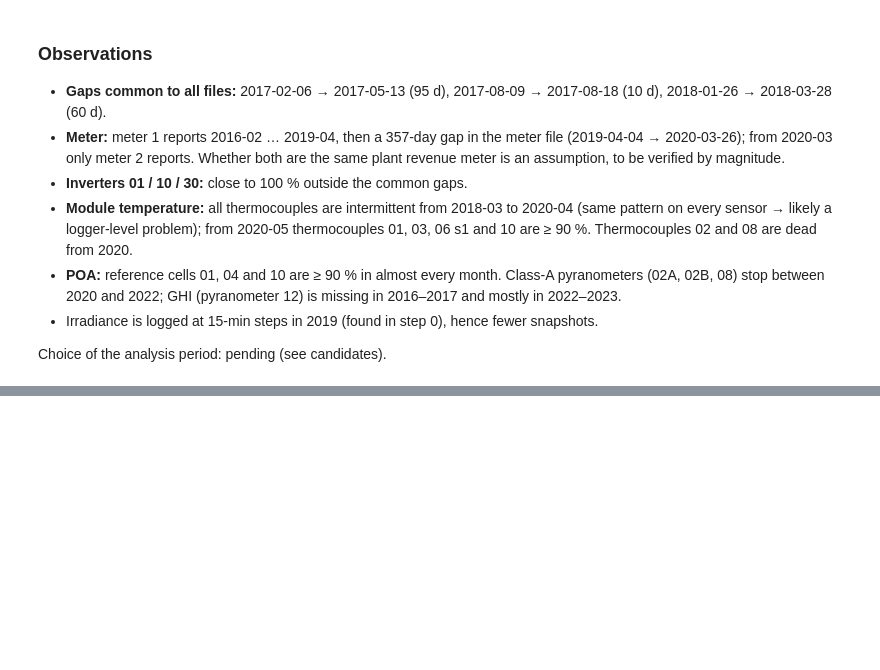
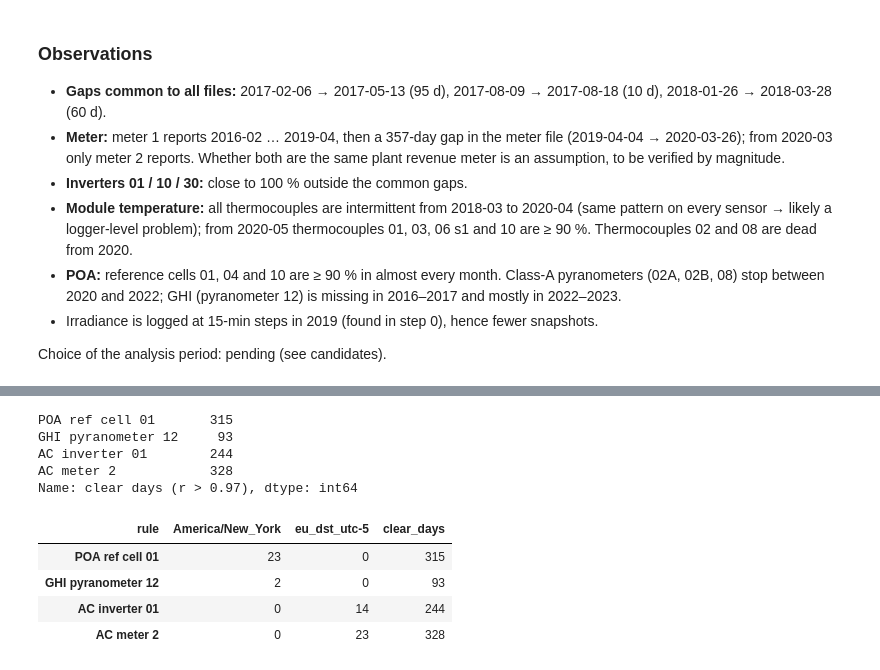
Before and after one commit to owl-solar/pv-loss-auditor, a Jupyter notebook: notebooks/01_data_qa.ipynb, the cells around one changed output, grey strips where cells are left out. Saved outputs shown, nothing was run; the diff lists cells and outputs as text; code cells hidden in the pictures; blank space fills up the shorter version.

```diff
--- a/notebooks/01_data_qa.ipynb
+++ b/notebooks/01_data_qa.ipynb
@@ -122,0 +132,42 @@ Choice of the analysis period: pending (see candidates).
+# %%
+from src import timealign as ta
+from src.plots import clock_offset_plot
+
+lat, lon = config["system"]["latitude"], config["system"]["longitude"]
+clk = config["clock"]
+
+
+def channel(file, col):
+    """One column of the analysis period, on raw naive labels (nothing converted yet)."""
+    return ta.load_period(config, file, [col])[col]
+
+
+# One sun-following channel per file (environment: module temperature, used in the test below).
+ref = channel("irradiance", clk["reference_channel"])
+ghi = channel("irradiance", "ghi_pyr12_wm2")
+inv01 = channel("electrical_ac", "p_ac_inv01_kw")
+meter2 = channel("meter", "p_ac_meter2_kw")
+tmod = channel("environment", "t_mod_tc01s1_c")
+
+channels = {"POA ref cell 01": ref, "GHI pyranometer 12": ghi,
+            "AC inverter 01": inv01, "AC meter 2": meter2}
+offsets = {name: ta.daily_clock_offset(s, lat, lon, min_r=clk["clear_day_min_r"])
+           for name, s in channels.items()}
+pd.Series({name: len(o) for name, o in offsets.items()}, name="clear days (r > 0.97)")
+# %% [output]
+POA ref cell 01       315
+GHI pyranometer 12     93
+AC inverter 01        244
+AC meter 2            328
+Name: clear days (r > 0.97), dtype: int64
+# %%
+rules = ["America/New_York", ta.EU_DST_UTC5]
+# Rows: channel; columns: number of clear days that contradict each rule (|detected - expected| > 0.5 h).
+pd.DataFrame({name: ta.rule_mismatches(o, rules, min_r=clk["clear_day_min_r"])["mismatches"]
+              for name, o in offsets.items()}).T.assign(clear_days=[len(o) for o in offsets.values()])
+# %% [output]
+| rule | America/New_York | eu_dst_utc-5 | clear_days |
+| POA ref cell 01 | 23 | 0 | 315 |
+| GHI pyranometer 12 | 2 | 0 | 93 |
+| AC inverter 01 | 0 | 14 | 244 |
+| AC meter 2 | 0 | 23 | 328 |
```
Also changed, not shown: parts of 6 cells of this notebook, 5 other files.
